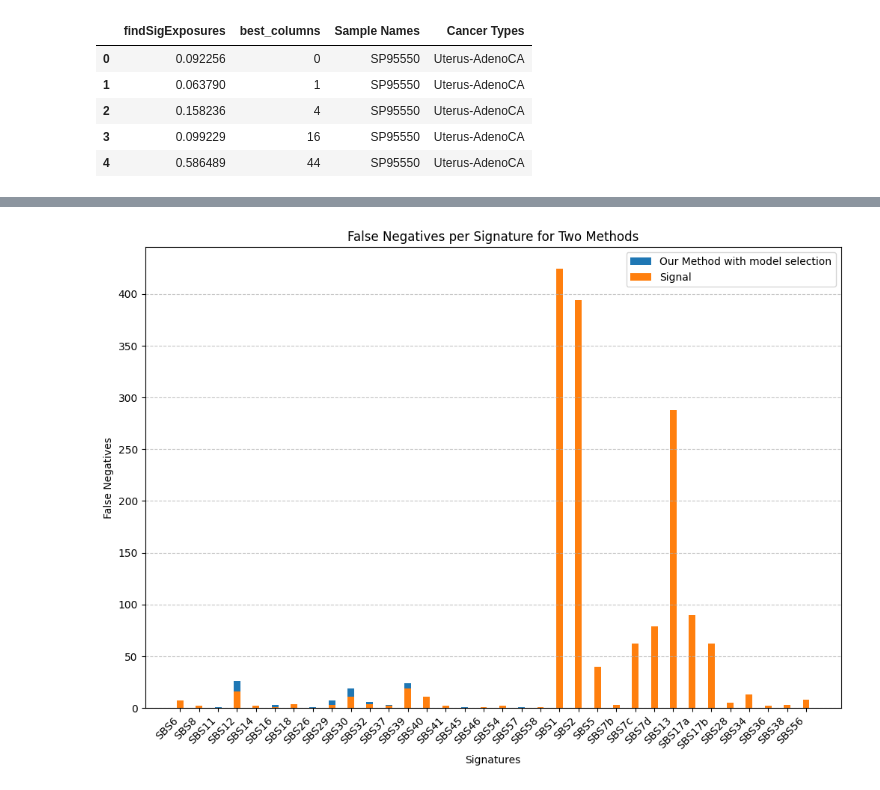
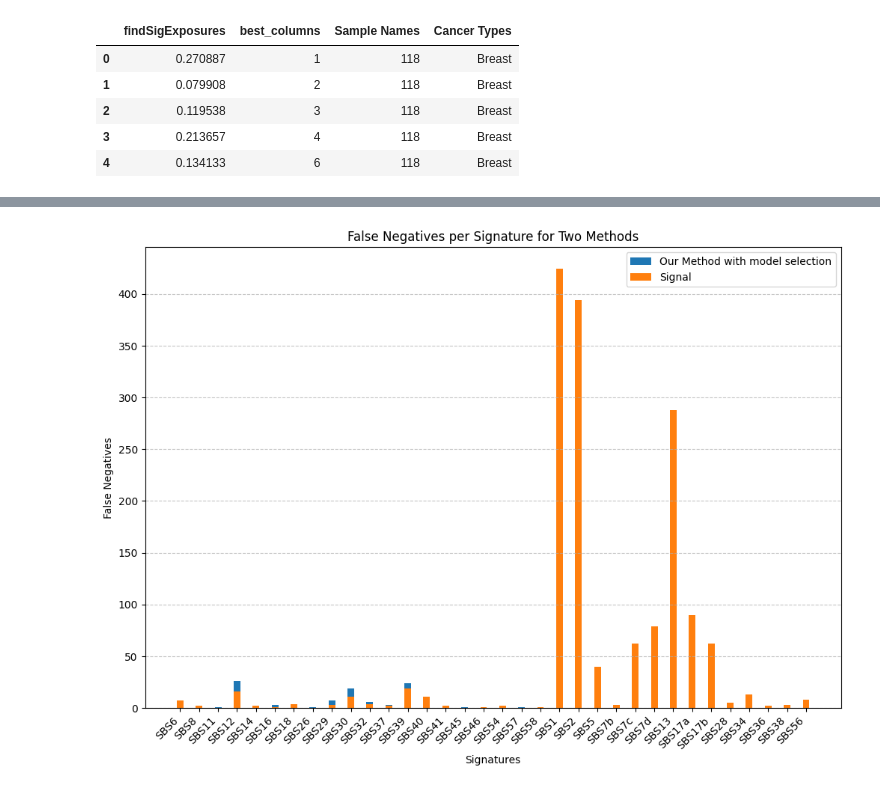
Before and after one commit to marcin119a/data_comparation, a Jupyter notebook: benchmark_2_output/interpretation_benchmark2.ipynb, the cells around one changed output, grey strips where cells are left out. Cells and saved outputs as stored; diff of their text form; code cells hidden in the pictures.

```diff
--- a/interpretation.ipynb
+++ b/benchmark_2_output/interpretation_benchmark2.ipynb
@@ -1,13 +1,13 @@
 # %%
 import pandas as pd
 
-ground_truth_df = pd.read_csv('ground_truth.csv', index_col=0)
+ground_truth_df = pd.read_csv('data/experiment_signal.csv', index_col=0)
 ground_truth_df.columns = ['findSigExposures',	'best_columns',	'Sample Names',	'Cancer Types']
 ground_truth_df.head()
 # %% [output]
 |  | findSigExposures | best_columns | Sample Names | Cancer Types |
-| 0 | 0.092256 | 0 | SP95550 | Uterus-AdenoCA |
-| 1 | 0.063790 | 1 | SP95550 | Uterus-AdenoCA |
-| 2 | 0.158236 | 4 | SP95550 | Uterus-AdenoCA |
-| 3 | 0.099229 | 16 | SP95550 | Uterus-AdenoCA |
-| 4 | 0.586489 | 44 | SP95550 | Uterus-AdenoCA |
+| 0 | 0.270887 | 1 | 118 | Breast |
+| 1 | 0.079908 | 2 | 118 | Breast |
+| 2 | 0.119538 | 3 | 118 | Breast |
+| 3 | 0.213657 | 4 | 118 | Breast |
+| 4 | 0.134133 | 6 | 118 | Breast |
```
Also changed, not shown: parts of 27 cells of this notebook, 43 other files.
